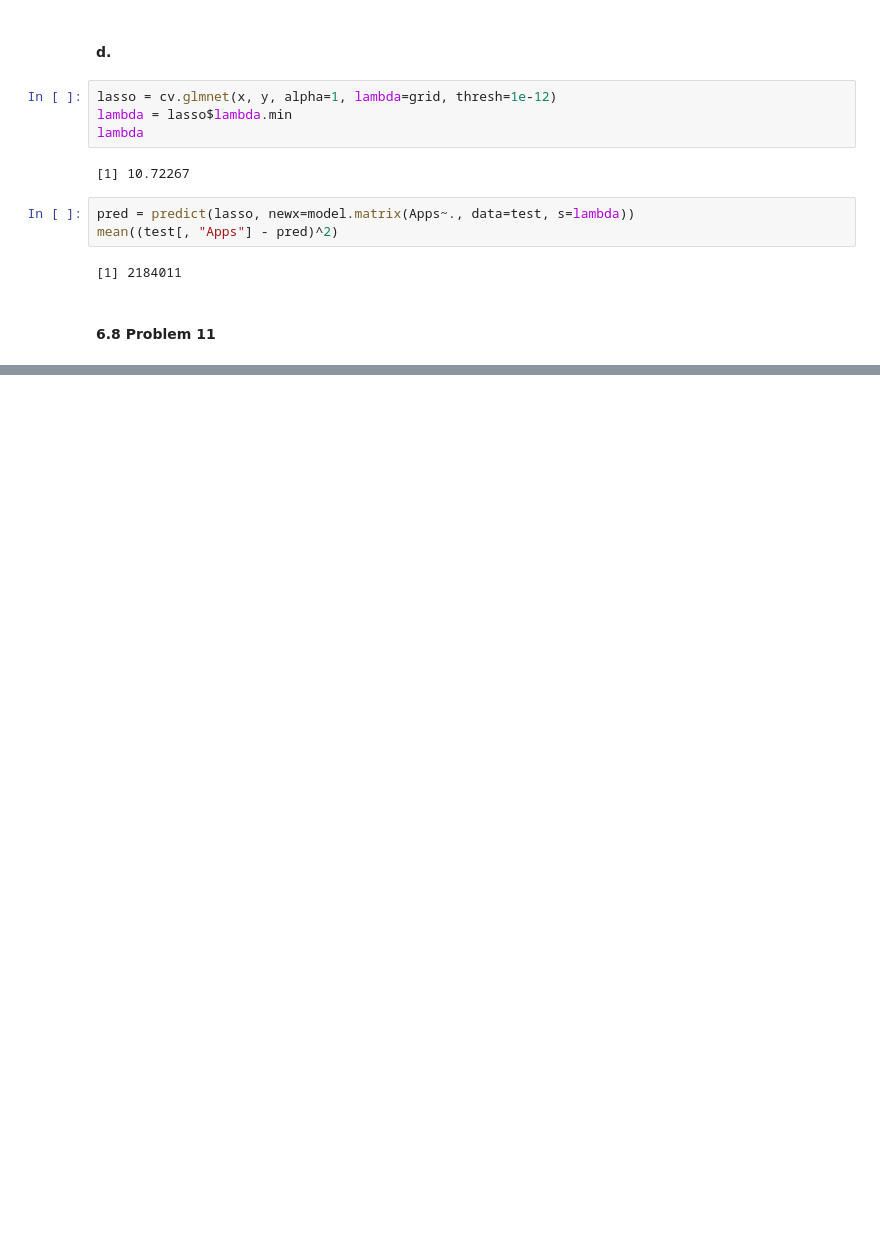
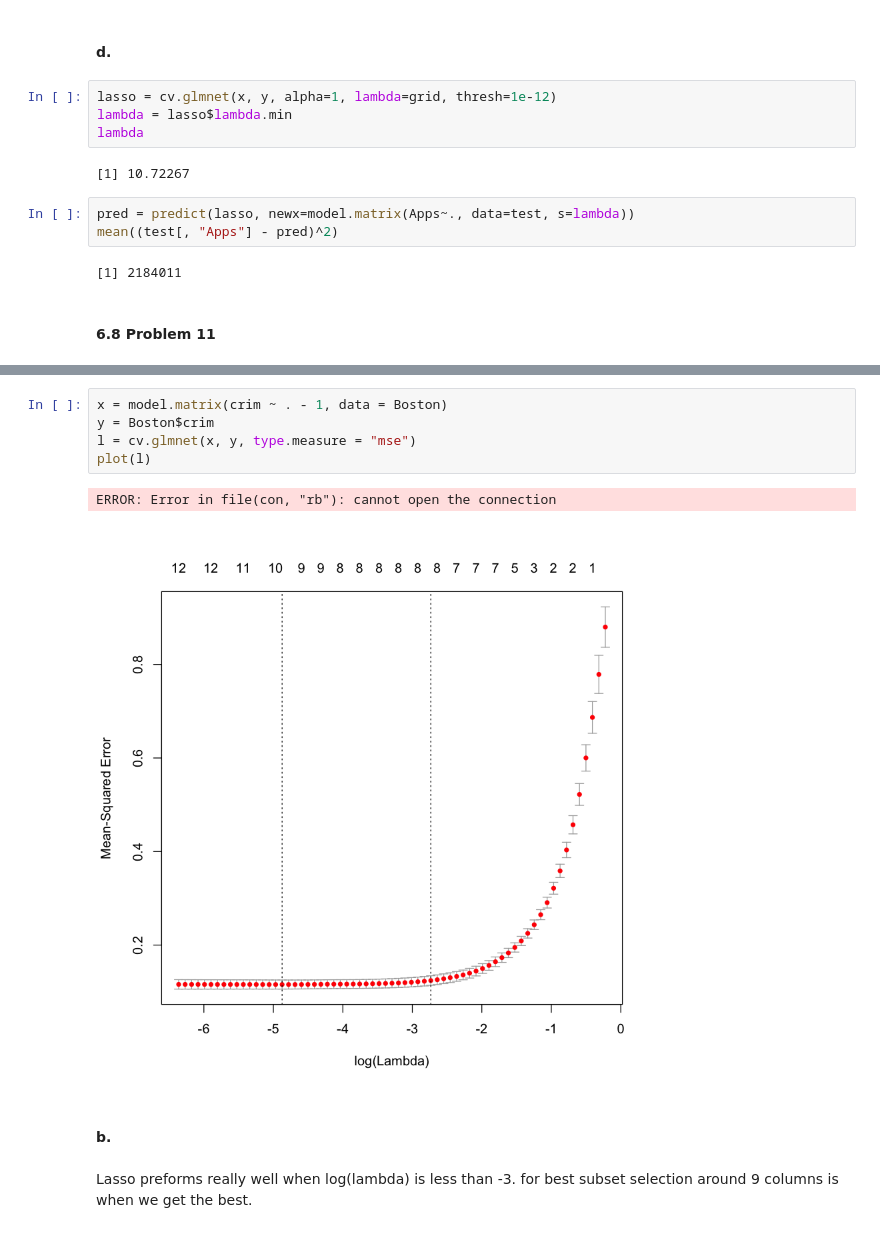
Before and after one commit to jbrambleDC/statistical-learning, a Jupyter notebook: Homework5.ipynb, the cells around one changed output, grey strips where cells are left out. Drawn from its saved outputs; the diff is of its cells as text; blank space fills up the shorter version.

```diff
--- a/Homework5.ipynb
+++ b/Homework5.ipynb
@@ -84,0 +118,12 @@ mean((test[, "Apps"] - pred)^2)
+# %%
+x = model.matrix(crim ~ . - 1, data = Boston)
+y = Boston$crim
+l = cv.glmnet(x, y, type.measure = "mse")
+plot(l)
+# %% [output]
+ERROR: Error in file(con, "rb"): cannot open the connection
+[figure, added]
+# %% [markdown]
+#### b.
+# %% [markdown]
+Lasso preforms really well when log(lambda) is less than -3. for best subset selection around 9 columns is when we get the best.
```
Also changed, not shown: parts of 5 cells of this notebook.
